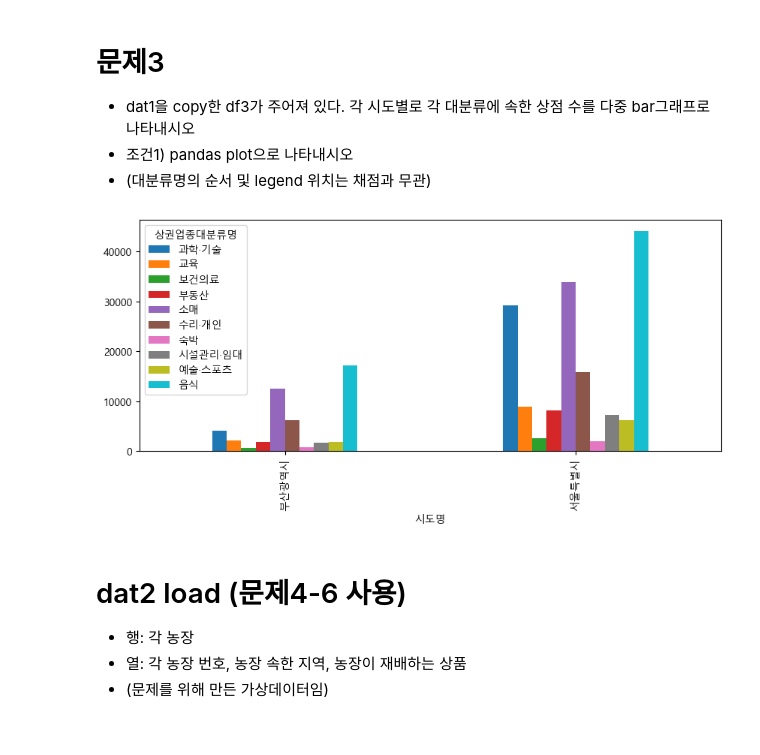
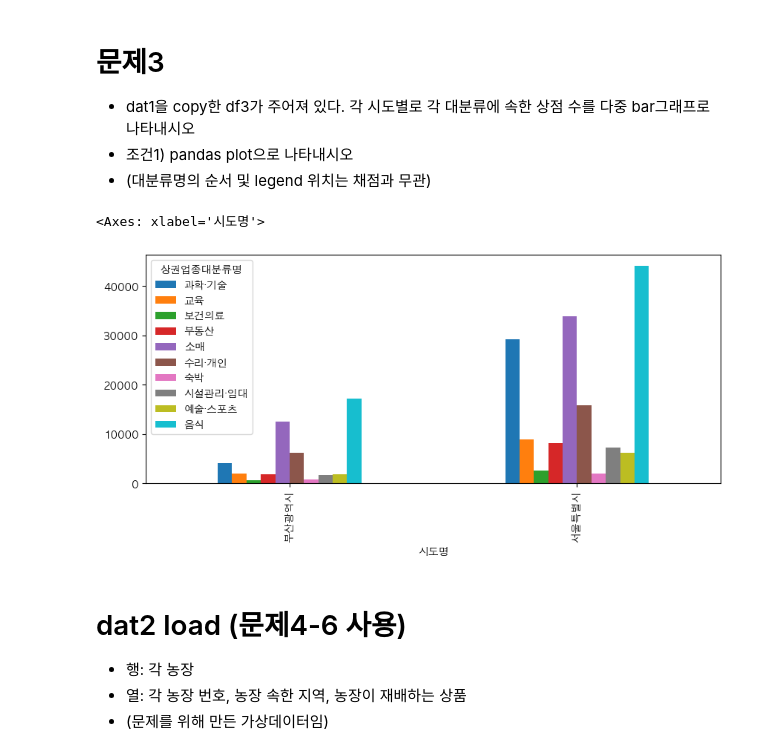
Before and after one commit to Woochang4862/USW-Public-Data-Analysis, a Jupyter notebook: pda_14w/2024_공데분_002금_기말_풀이/2024_금_공공데이터분석_2024기말고사_002금.ipynb, the cells around one changed output. Drawn from its saved outputs; the diff is of its cells as text; code cells hidden in the pictures.

```diff
--- a/pda_14w/2024_공데분_002금_기말_풀이/2024_금_공공데이터분석_2024기말고사_002금.ipynb
+++ b/pda_14w/2024_공데분_002금_기말_풀이/2024_금_공공데이터분석_2024기말고사_002금.ipynb
@@ -114,14 +115,15 @@ Index(['상가업소번호', '상호명', '상권업종대분류명', '상권업
 # %%
 df3=dat1.copy()
 
 fig=plt.figure(figsize=(10,4),dpi=100)
 ax1=fig.subplots()
 
 ## 코드작성
-
+df3.groupby('시도명')['상권업종대분류명'].value_counts().unstack(1).plot.bar(ax=ax1)
 ## 코드작성 끝
 # %% [output]
+<Axes: xlabel='시도명'>
-[figure, old version]
+[figure, new version]
 # %% [markdown]
 # dat2 load (문제4-6 사용)
 * 행: 각 농장
```
Also changed, not shown: parts of 14 cells of this notebook, 1 other file.
